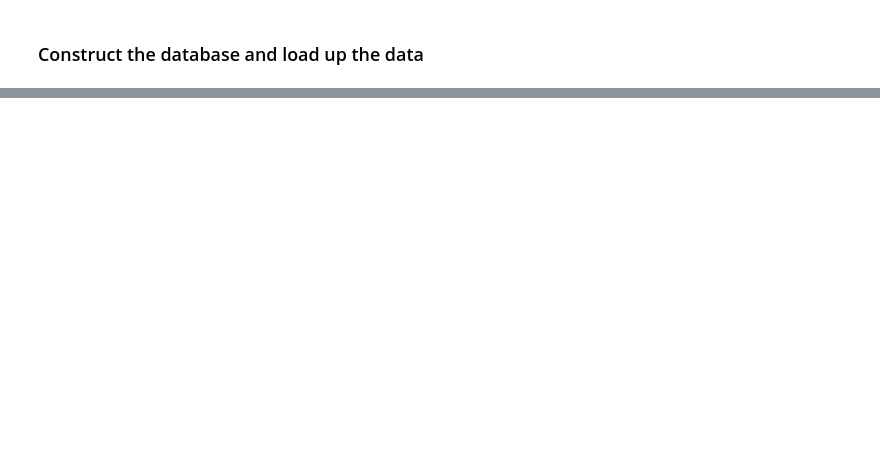
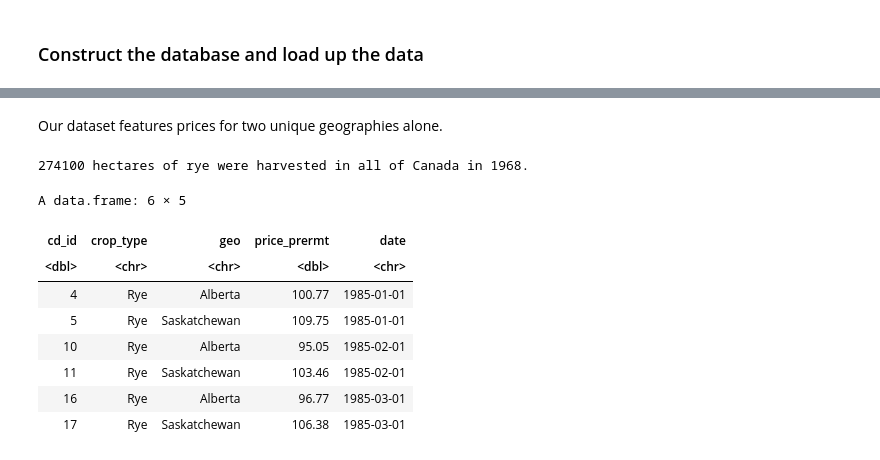
Before and after one commit to tros01/ibm_data_analyst, a Jupyter notebook: r_m6_annual_crop_data-final_project.ipynb, the cells around one changed output, grey strips where cells are left out. Drawn from its saved outputs; the diff is of its cells as text; code cells hidden in the pictures; blank space fills up the shorter version.

```diff
--- a/r_m6_annual_crop_data-final_project.ipynb
+++ b/r_m6_annual_crop_data-final_project.ipynb
@@ -52,0 +280,33 @@ for (path in names(path_dic)) {
+# %% [markdown]
+Our dataset features prices for two unique geographies alone.
+# %%
+# How many hectares of Rye were harvested in Canada in 1968?
+q <- "
+SELECT harvested_area FROM crop_data
+WHERE
+    LOWER(crop_type) = 'rye' AND
+    STRFTIME('%Y', year) = '1968' AND
+    geo = 'Canada';
+"
+a <- dbGetQuery(c, q) |> pull()
+cat(a, "hectares of rye were harvested in all of Canada in 1968.")
+# %% [output]
+274100 hectares of rye were harvested in all of Canada in 1968.
+# %%
+# Query and display the first 6 rows of the farm prices table for Rye.
+q <- "
+SELECT * FROM prod_prices
+WHERE LOWER(crop_type) IN ('rye')
+LIMIT 6;
+"
+dbGetQuery(c, q)
+# %% [output]
+A data.frame: 6 × 5
+| cd_id | crop_type | geo | price_prermt | date |
+| <dbl> | <chr> | <chr> | <dbl> | <chr> |
+| 4 | Rye | Alberta | 100.77 | 1985-01-01 |
+| 5 | Rye | Saskatchewan | 109.75 | 1985-01-01 |
+| 10 | Rye | Alberta | 95.05 | 1985-02-01 |
+| 11 | Rye | Saskatchewan | 103.46 | 1985-02-01 |
+| 16 | Rye | Alberta | 96.77 | 1985-03-01 |
+| 17 | Rye | Saskatchewan | 106.38 | 1985-03-01 |
```
Also changed, not shown: parts of 28 cells of this notebook.
